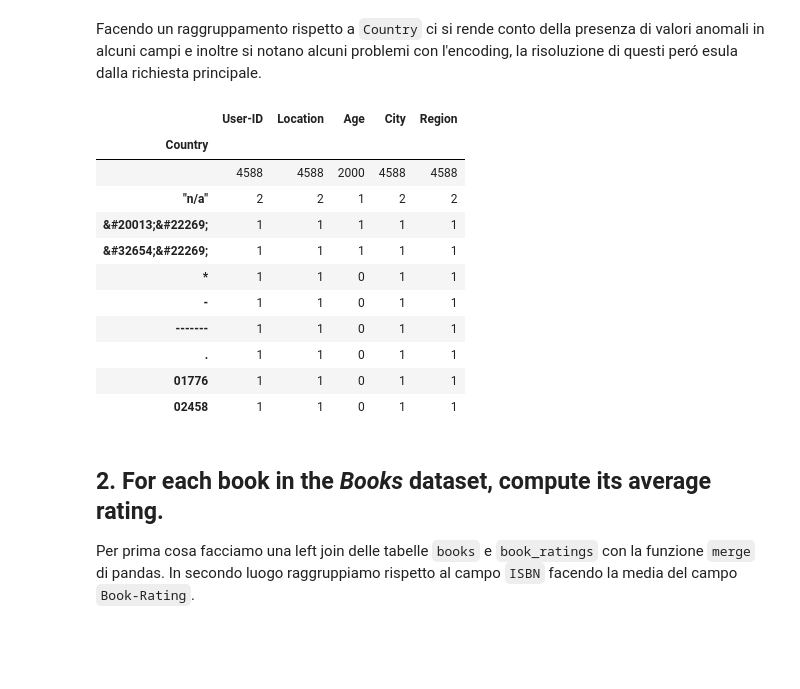
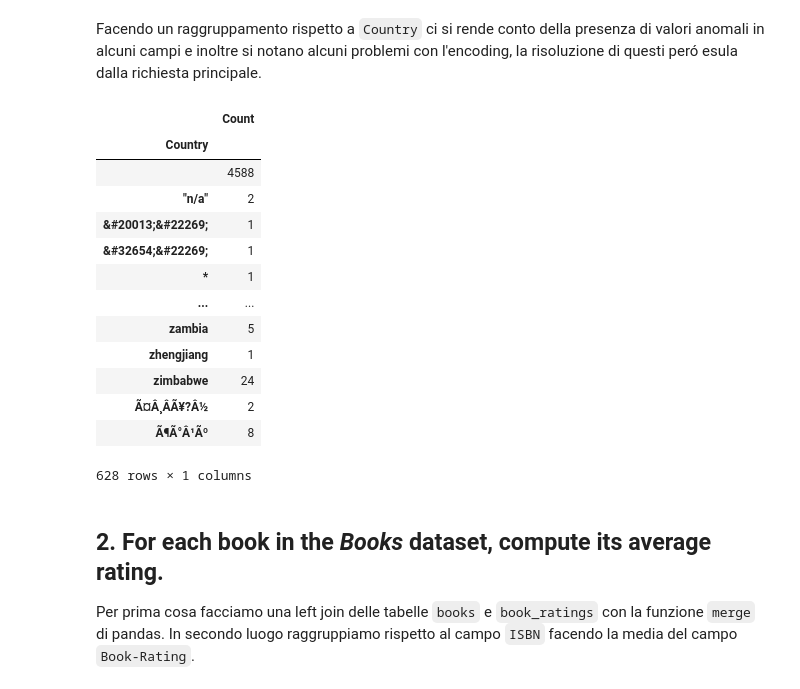
Before and after one commit to gianscuri/Computer_Science_Project_Pandas, a Jupyter notebook: progetto-2021.ipynb, the cells around one changed output. Cells and saved outputs as stored; diff of their text form; code cells hidden in the pictures; blank space fills up the shorter version.

```diff
--- a/progetto-2021.ipynb
+++ b/progetto-2021.ipynb
@@ -174,20 +174,22 @@ users.head(10)
 # %% [markdown]
 Facendo un raggruppamento rispetto a `Country` ci si rende conto della presenza di valori anomali in alcuni campi e inoltre si notano alcuni problemi con l'encoding, la risoluzione di questi peró esula dalla richiesta principale.
 # %%
-users.groupby('Country').count().head(10)
+users.groupby('Country').agg(Count = ('User-ID', 'count'))
 # %% [output]
-|  | User-ID | Location | Age | City | Region |
-| Country |  |  |  |  |  |
-|  | 4588 | 4588 | 2000 | 4588 | 4588 |
-| "n/a" | 2 | 2 | 1 | 2 | 2 |
-| &#20013;&#22269; | 1 | 1 | 1 | 1 | 1 |
-| &#32654;&#22269; | 1 | 1 | 1 | 1 | 1 |
-| * | 1 | 1 | 0 | 1 | 1 |
-| - | 1 | 1 | 0 | 1 | 1 |
-| ------- | 1 | 1 | 0 | 1 | 1 |
-| . | 1 | 1 | 0 | 1 | 1 |
-| 01776 | 1 | 1 | 0 | 1 | 1 |
-| 02458 | 1 | 1 | 0 | 1 | 1 |
+|  | Count |
+| Country |  |
+|  | 4588 |
+| "n/a" | 2 |
+| &#20013;&#22269; | 1 |
+| &#32654;&#22269; | 1 |
+| * | 1 |
+| ... | ... |
+| zambia | 5 |
+| zhengjiang | 1 |
+| zimbabwe | 24 |
+| Ã¤Â¸Â­Ã¥?Â½ | 2 |
+| Ã¶Ã°Â¹Ãº | 8 |
+628 rows × 1 columns
 # %% [markdown]
 ## 2. For each book in the *Books* dataset, compute its average rating.
 
```
Also changed, not shown: parts of 3 cells of this notebook.
